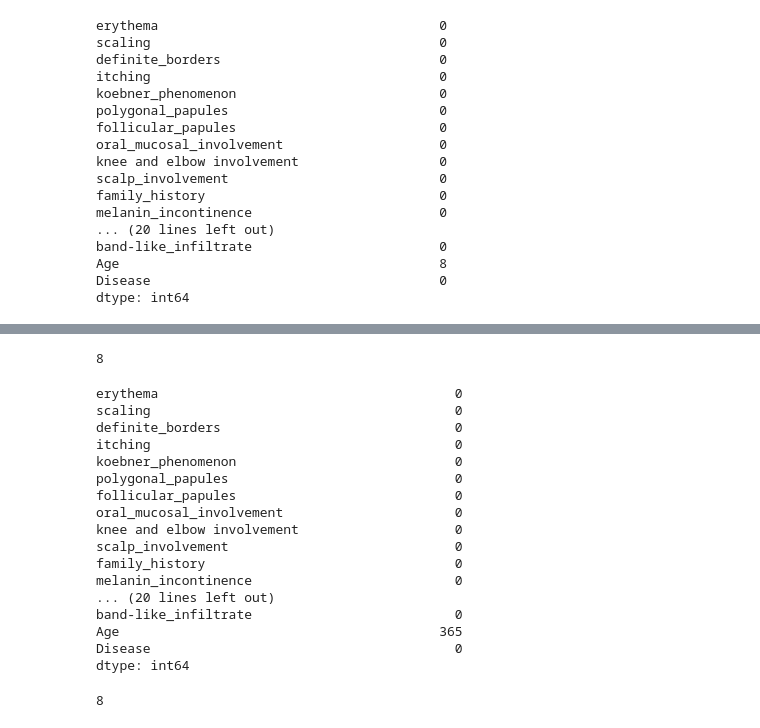
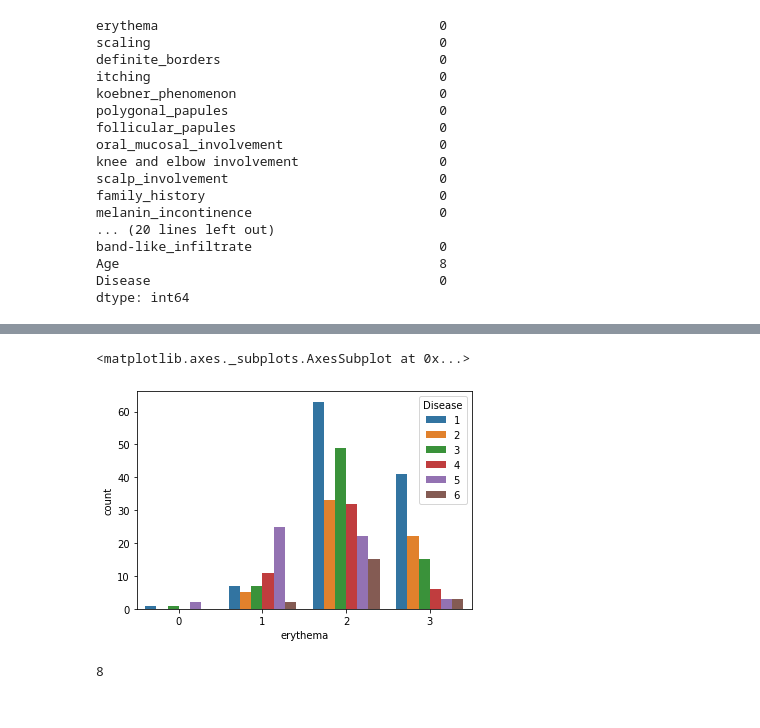
Before and after one commit to arvindkr7/Dermatology-ML-Project, a Jupyter notebook: main.ipynb, the cells around one changed output, grey strips where cells are left out. Saved outputs shown, nothing was run; the diff lists cells and outputs as text; code cells hidden in the pictures.

```diff
--- a/main.ipynb
+++ b/main.ipynb
@@ -92,6 +400,8 @@ dtype: int64
+# %%
+# all tributes are multi-valued
+sns.countplot(x='erythema', hue="Disease",data=dataset )
+# %% [output]
+<matplotlib.axes._subplots.AxesSubplot at 0x...>
+[figure, added]
 # %%
 #dataset.corr()
-# %%
-dataset['Age'].isin(["?"]).sum(axis=0)
-# %% [output]
-8
@@ -100,20 +407,0 @@ import numpy as np
-# %%
-dataset.isna().sum()
-# %% [output]
-erythema                                      0
-scaling                                       0
-definite_borders                              0
-itching                                       0
-koebner_phenomenon                            0
-polygonal_papules                             0
-follicular_papules                            0
-oral_mucosal_involvement                      0
-knee and elbow involvement                    0
-scalp_involvement                             0
-family_history                                0
-melanin_incontinence                          0
-... (20 lines left out)
-band-like_infiltrate                          0
-Age                                         365
-Disease                                       0
-dtype: int64
```
Also changed, not shown: parts of 73 cells of this notebook, 3 other files.
